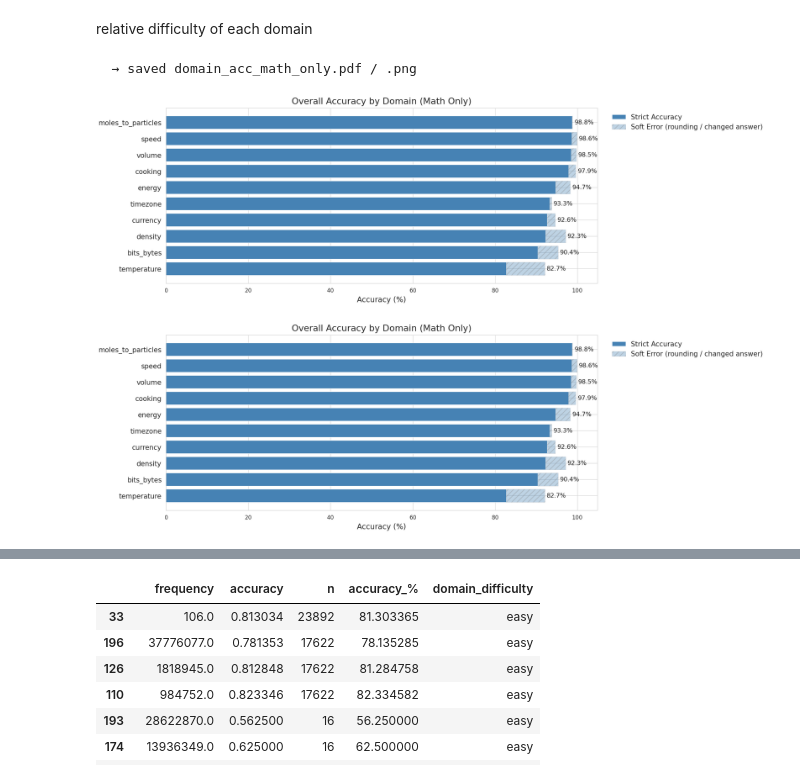
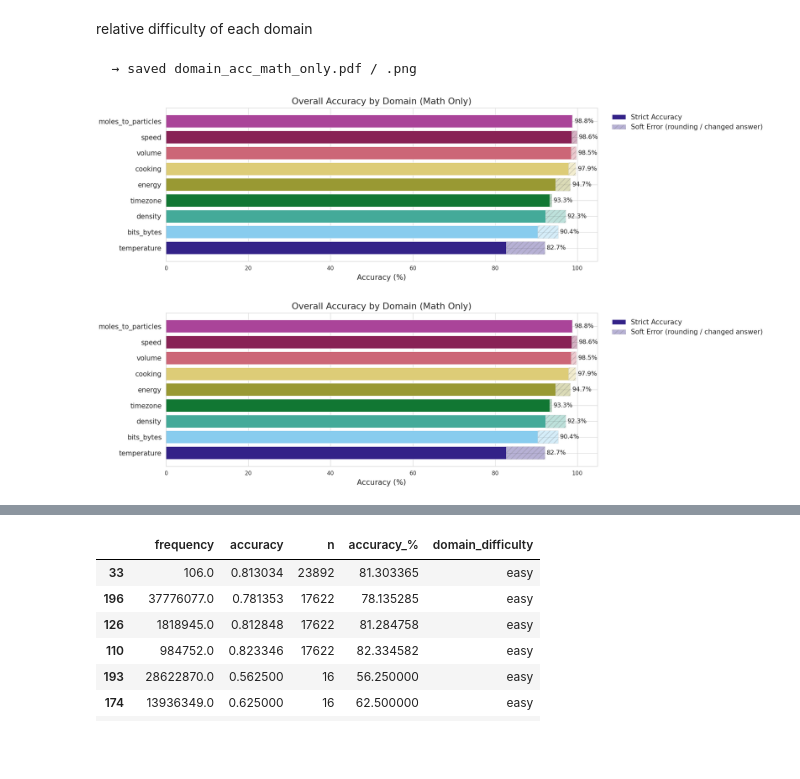
Before and after one commit to janewarren/math_gender, a Jupyter notebook: conversion_test/2_analysis/analysis_new.ipynb, the cells around one changed output, grey strips where cells are left out. Cells and saved outputs as stored; diff of their text form; code cells hidden in the pictures; blank space fills up the shorter version.

Commit message:
example extraction + continuing analysis

```diff
--- a/conversion_test/2_analysis/analysis_new.ipynb
+++ b/conversion_test/2_analysis/analysis_new.ipynb
@@ -675,40 +690,41 @@ relative difficulty of each domain
 # %%
 def domain_difficulty_chart(df_all, condition, title, save_name=None):
     sub = df_all[df_all['condition'] == condition]
-    # sub = sub[~sub['domain'].isin(['clothing_size', 'currency'])]
+    sub = sub[~sub['domain'].isin(['clothing_size', 'currency'])]
     agg = sub.groupby('domain').agg(
         strict=('is_correct', 'mean'), soft=('is_correct_soft', 'mean')
     ).mul(100).sort_values('strict', ascending=True)
 
     n = len(agg)
     fig, ax = plt.subplots(figsize=(14, max(n * 0.45, 4)))
     y = np.arange(n)
 
-    ax.barh(y, agg['strict'], color='steelblue',
+    bar_colors = [CB_PALETTE[i % len(CB_PALETTE)] for i in range(n)]
+    ax.barh(y, agg['strict'], color=bar_colors,
             edgecolor='white', linewidth=0.5, label='Strict Accuracy')
     soft_extra = agg['soft'] - agg['strict']
-    ax.barh(y, soft_extra, left=agg['strict'], color='steelblue', alpha=0.35,
+    ax.barh(y, soft_extra, left=agg['strict'], color=bar_colors, alpha=0.35,
             hatch='///', edgecolor='gray', linewidth=0.3, label='Soft Error (rounding / changed answer)')
 
     ax.set_yticks(y)
     ax.set_yticklabels(agg.index, fontsize=10)
     ax.set_xlabel('Accuracy (%)', fontsize=11)
     ax.set_title(title, fontsize=13)
 
     for i, (s, se) in enumerate(zip(agg['strict'], soft_extra)):
         ax.text(s + se + 0.5, i, f'{s:.1f}%', va='center', fontsize=9)
 
     ax.legend(bbox_to_anchor=(1.02, 1), loc='upper left', fontsize=10, framealpha=0.9)
     plt.tight_layout()
     if save_name:
         save_fig(fig, save_name)
     return fig
 
 domain_difficulty_chart(df_all, 'math_only', 'Overall Accuracy by Domain (Math Only)', 'domain_acc_math_only')
 # %% [output]
   → saved domain_acc_math_only.pdf / .png
-[figure, old version]
+[figure, new version]
-[figure, old version]
+[figure, new version]
 # %%
 domain_difficulty_chart(df_all, 'in_domain_no_guide', 'Overall Accuracy by Domain (No Guide)', 'domain_acc_no_guide')
 # %% [output]
```
Also changed, not shown: parts of 8 cells of this notebook, 30 other files.
